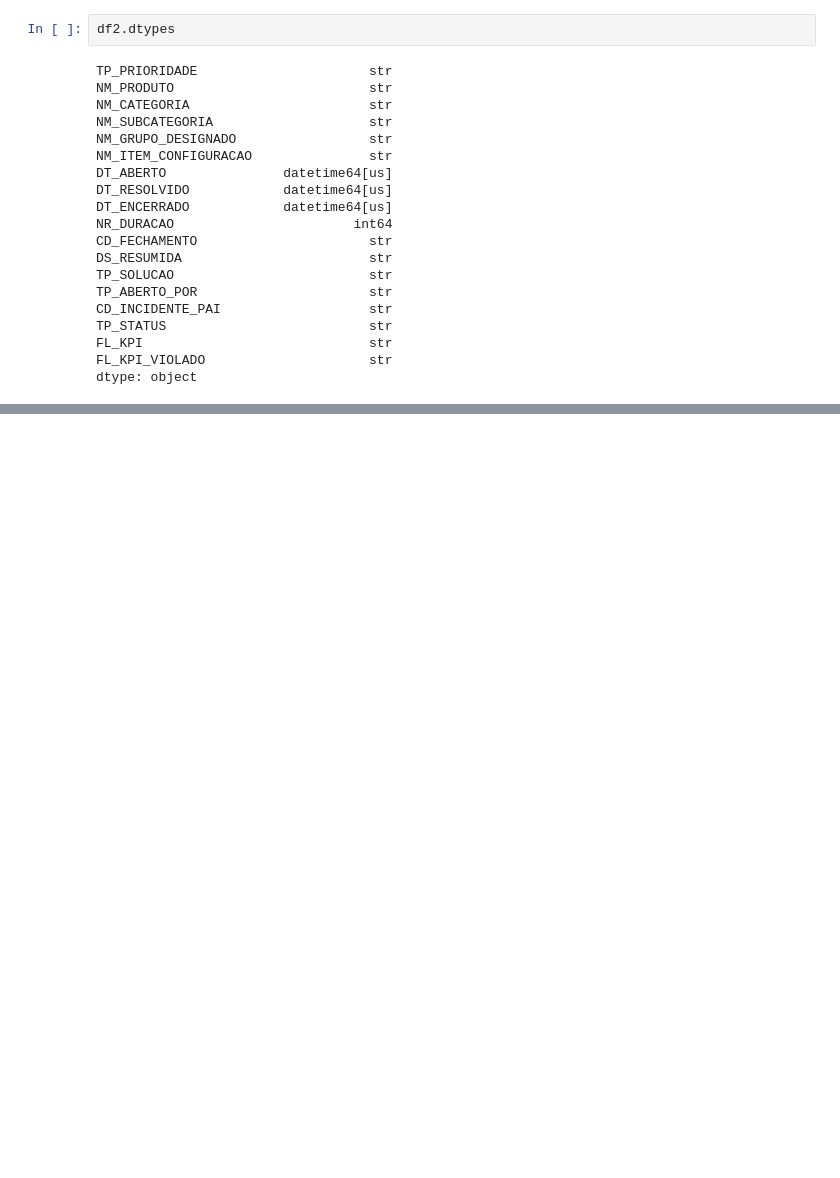
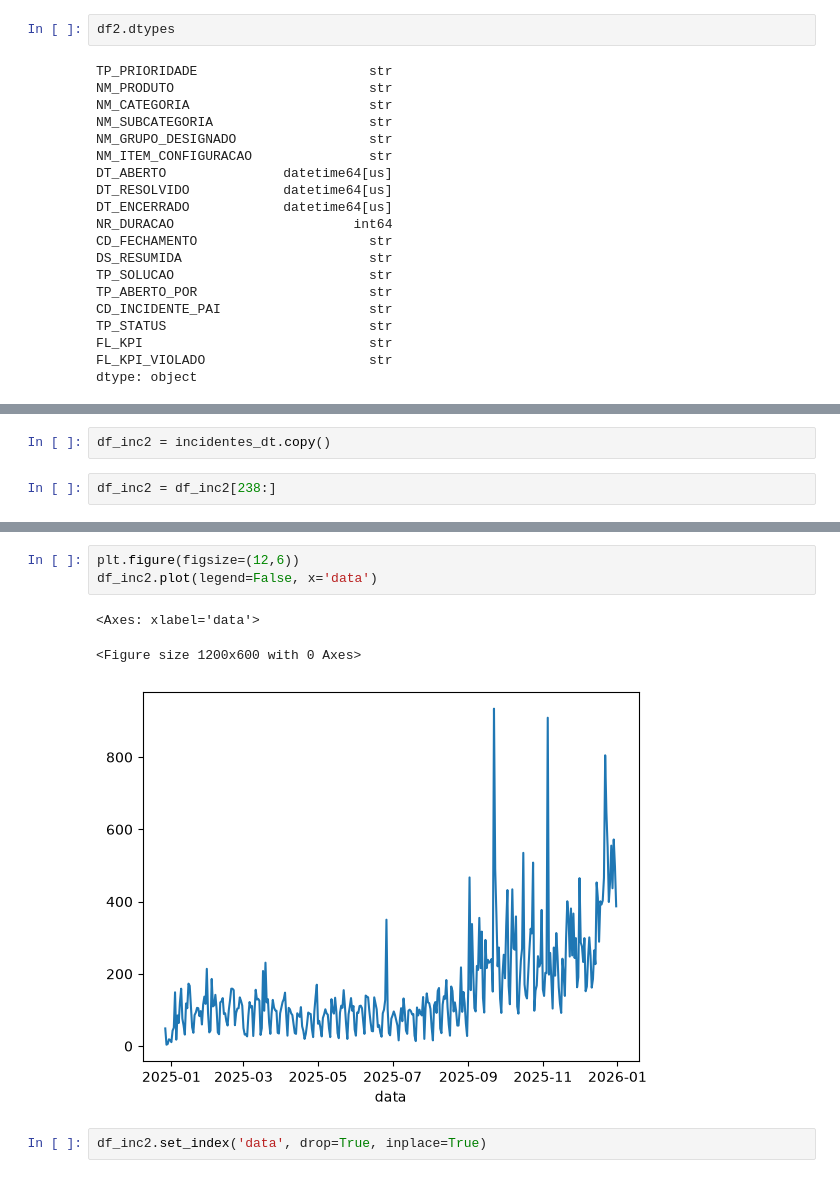
Before and after one commit to ZettaVyte/A_EYEHORUS_SENTINEL_EC_2026_FIAP_LOCAWEB, a Jupyter notebook: EDA.ipynb, the cells around one changed output, grey strips where cells are left out. Cells and saved outputs as stored; diff of their text form; blank space fills up the shorter version.

```diff
--- a/EDA.ipynb
+++ b/EDA.ipynb
@@ -99,0 +234,4 @@ ValueError: could not convert string to float: '3 - Média'
+# %%
+df_inc2 = incidentes_dt.copy()
+# %%
+df_inc2 = df_inc2[238:]
@@ -99,0 +242,9 @@ ValueError: could not convert string to float: '3 - Média'
+# %%
+plt.figure(figsize=(12,6))
+df_inc2.plot(legend=False, x='data')
+# %% [output]
+<Axes: xlabel='data'>
+<Figure size 1200x600 with 0 Axes>
+[figure, added]
+# %%
+df_inc2.set_index('data', drop=True, inplace=True)
```
Also changed, not shown: parts of 76 cells of this notebook, 1 other file.
